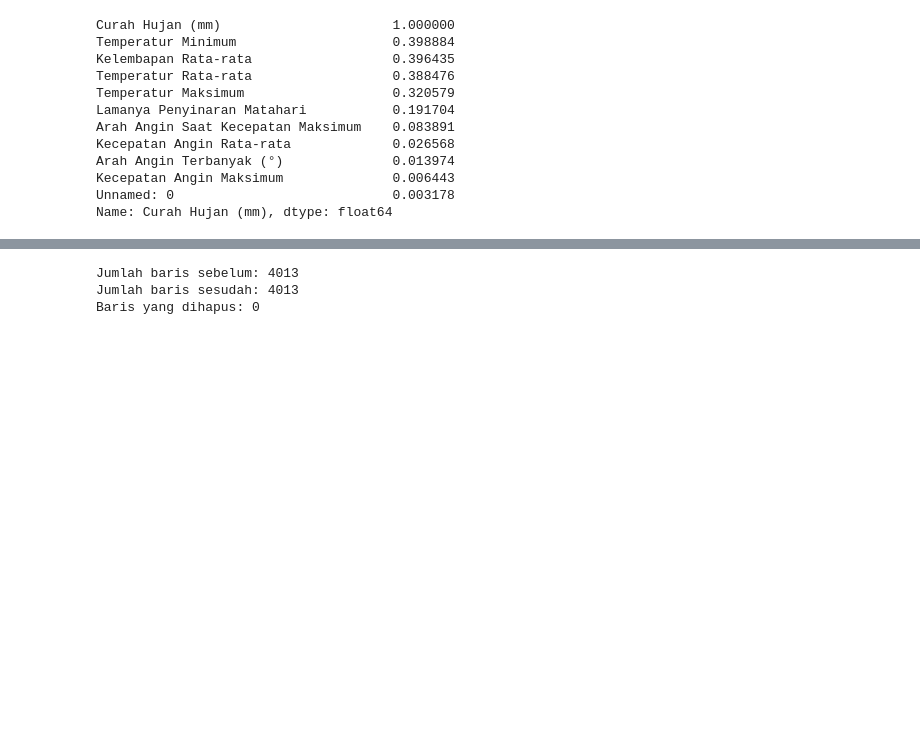
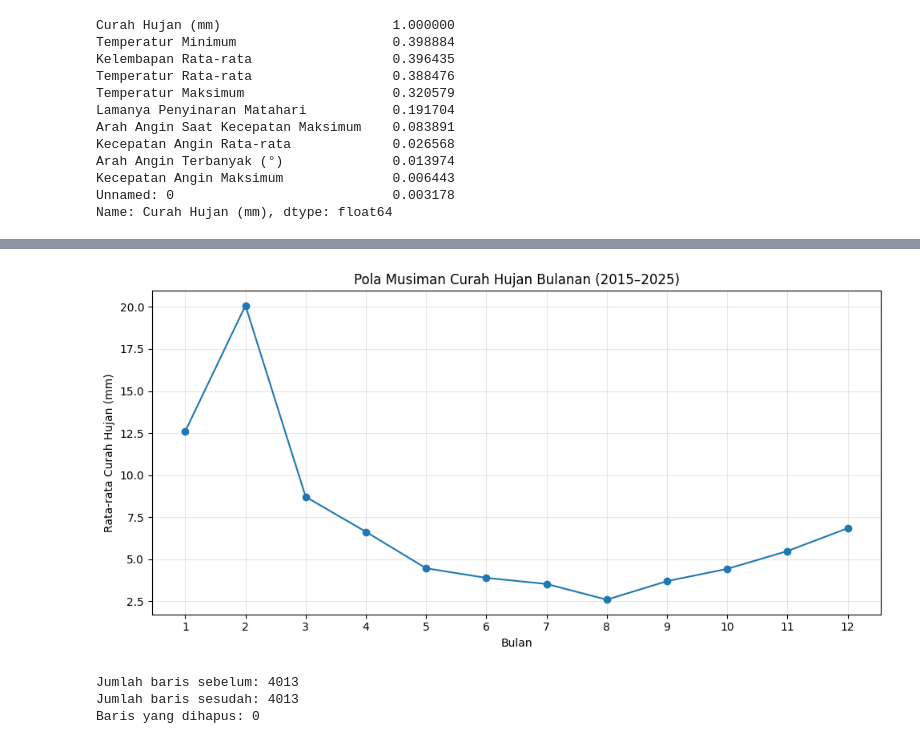
Before and after one commit to Ayusekar22/Jakarta-Weather-Prediction-2025, a Jupyter notebook: Jakarta_Weather_Analysis.ipynb, the cells around one changed output, grey strips where cells are left out. Saved outputs shown, nothing was run; the diff lists cells and outputs as text; code cells hidden in the pictures; blank space fills up the shorter version.

```diff
--- a/Jakarta_Weather_Analysis.ipynb
+++ b/Jakarta_Weather_Analysis.ipynb
@@ -259,3 +298,27 @@ df3.to_excel("Data_With_FE.xlsx", index=False)
+# %%
+df3["month"] = df3["Tanggal"].dt.month
+
+monthly_rain = (
+    df3.groupby("month")["Curah Hujan Old"]
+    .mean()
+    .reset_index()
+)
+
+plt.figure(figsize=(10, 5))
+plt.plot(
+    monthly_rain["month"],
+    monthly_rain["Curah Hujan Old"],
+    marker="o"
+)
+plt.xticks(range(1, 13))
+plt.xlabel("Bulan")
+plt.ylabel("Rata-rata Curah Hujan (mm)")
+plt.title("Pola Musiman Curah Hujan Bulanan (2015–2025)")
+plt.grid(alpha=0.3)
+plt.tight_layout()
+plt.show()
+# %% [output]
+[figure, added]
 # %%
 print(f"Jumlah baris sebelum: {len(df3)}")
 df3_clean = df3.dropna().reset_index(drop=True)
```
Also changed, not shown: parts of 5 cells of this notebook, 3 other files.
